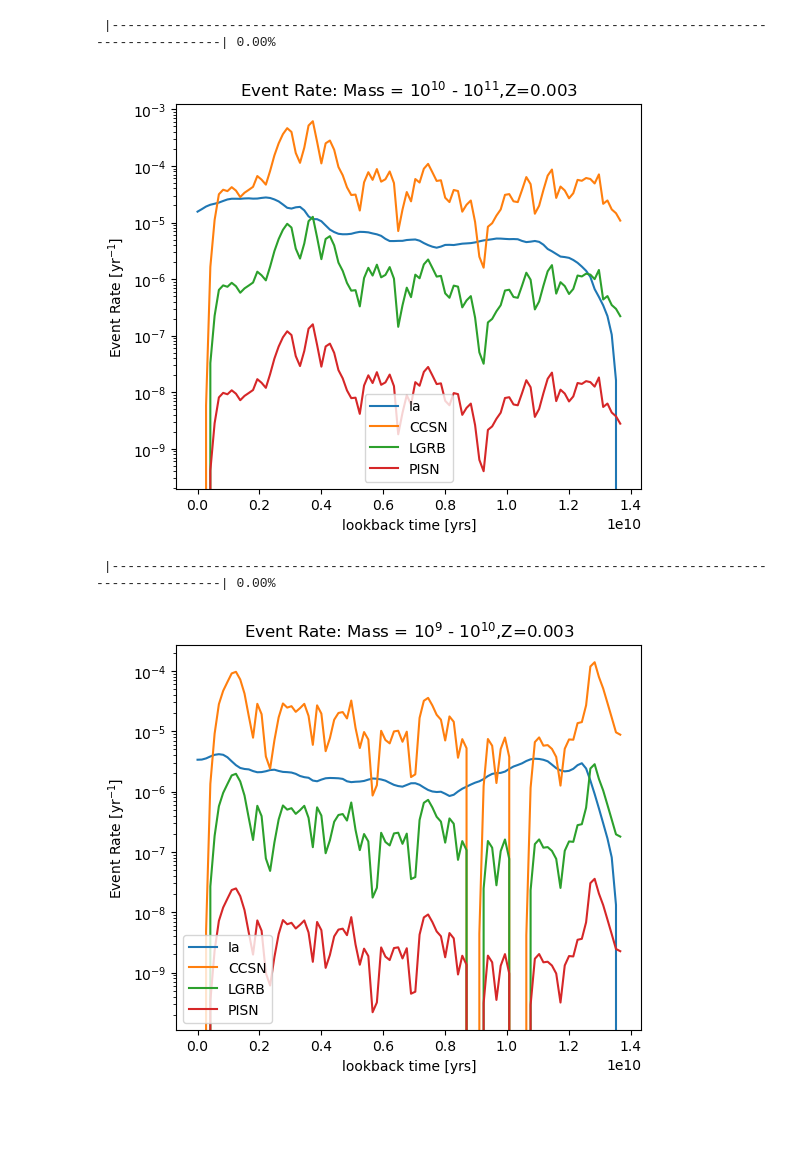
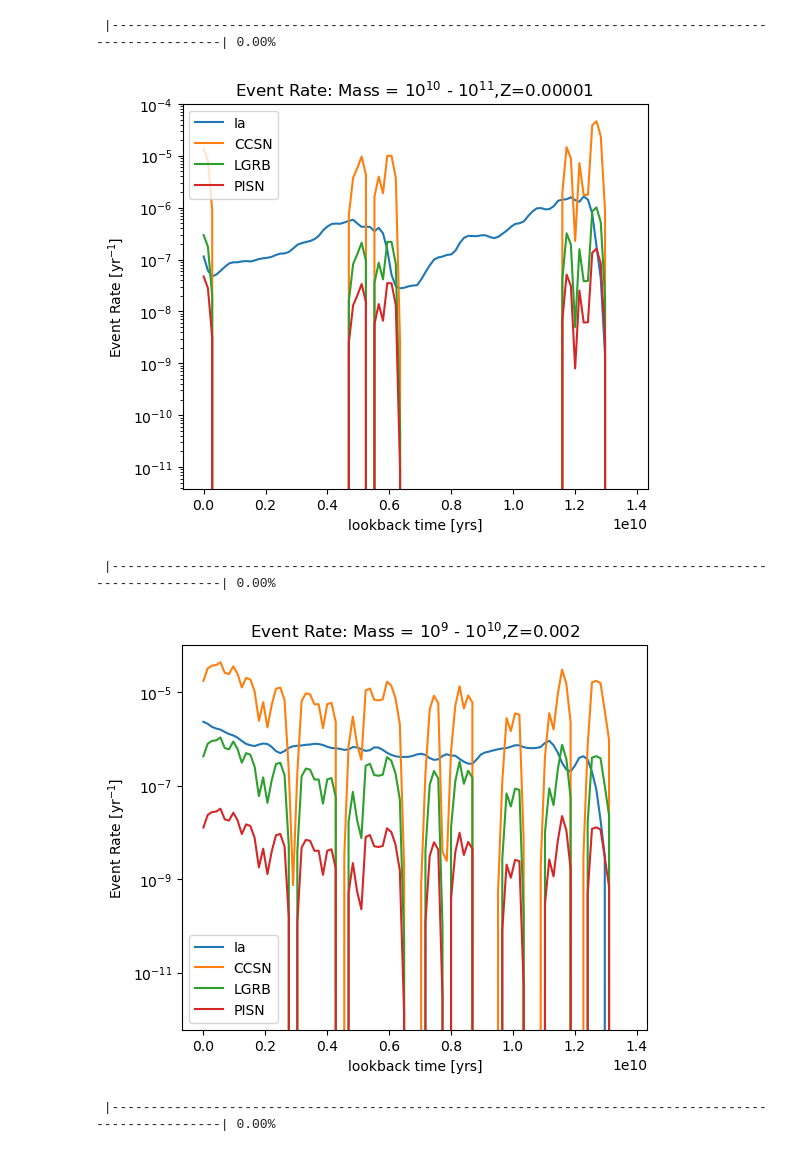
Before and after one commit to NicholaCharlton/Y4_Project, a Jupyter notebook: Nichola/Galaxy Evolution/Transient Event Rates per Galaxy.ipynb, the cells around one changed output. Drawn from its saved outputs; the diff is of its cells as text; code cells hidden in the pictures; blank space fills up the shorter version.

```diff
--- a/Nichola/Galaxy Evolution/Transient Event Rates per Galaxy.ipynb
+++ b/Nichola/Galaxy Evolution/Transient Event Rates per Galaxy.ipynb
@@ -190,6 +186,6 @@ plt.show()
 # %%
 SFR3 = []
-with open('./mass3_metallicity.txt', newline='') as csvfile:
+with open('./mass3_specific_met.txt', newline='') as csvfile:
     reader = csv.reader(csvfile, delimiter=',')
     for row in reader:
         SFR3.append(row)
@@ -198,7 +194,7 @@ for subhalo in range(len(SFR3)):
     SFR3_Z[subhalo] = [float(num) for num in SFR3[subhalo]]
 
 for index in range(len(SFR3_Z)):
-    SFR3_Z[index] = np.array(SFR3_Z[index])
+    SFR3_Z[index] = np.array(SFR3_Z[index][::-1])
 SFR3_Z = np.array([SFR3_Z])
 
 out3, edges3 = er_csp.grid_over_time(SFR3_Z, lookback_time, event_types , 100, return_time_edges=True)
@@ -234,6 +230,6 @@ plt.show()
 # %%
 SFR4 = []
-with open('./mass4_metallicity.txt', newline='') as csvfile:
+with open('./mass4_specific_met.txt', newline='') as csvfile:
     reader = csv.reader(csvfile, delimiter=',')
     for row in reader:
         SFR4.append(row)
@@ -242,7 +238,7 @@ for subhalo in range(len(SFR4)):
     SFR4_Z[subhalo] = [float(num) for num in SFR4[subhalo]]
 
 for index in range(len(SFR4_Z)):
-    SFR4_Z[index] = np.array(SFR4_Z[index])
+    SFR4_Z[index] = np.array(SFR4_Z[index][::-1])
 SFR4_Z = np.array([SFR4_Z])
 
 out4, edges4 = er_csp.grid_over_time(SFR4_Z, lookback_time, event_types , 100, return_time_edges=True)
@@ -278,6 +274,6 @@ plt.show()
 # %%
 SFR5 = []
-with open('./mass5_metallicity.txt', newline='') as csvfile:
+with open('./mass5_specific_met.txt', newline='') as csvfile:
     reader = csv.reader(csvfile, delimiter=',')
     for row in reader:
         SFR5.append(row)
@@ -286,7 +282,7 @@ for subhalo in range(len(SFR5)):
     SFR5_Z[subhalo] = [float(num) for num in SFR5[subhalo]]
 
 for index in range(len(SFR5_Z)):
-    SFR5_Z[index] = np.array(SFR5_Z[index])
+    SFR5_Z[index] = np.array(SFR5_Z[index][::-1])
 SFR5_Z = np.array([SFR5_Z])
 
 out5, edges5 = er_csp.grid_over_time(SFR5_Z, lookback_time, event_types , 100, return_time_edges=True)
@@ -297,7 +293,7 @@ edges5 = edges5[:-1]
 # %%
 # plotting data for mass5 group
 
-met_index = 4
+met_index = 0
 
 fig = plt.figure(figsize=(6,5))
 plt.plot(edges5,  out5[:,0][met_index], label='Ia')
@@ -318,10 +314,10 @@ plt.title(r"Event Rate: Mass = 10$^{10}$ - 10$^{11}$,"+met_indicies[met_index])
 plt.legend()
 plt.show()
 # %% [output]
-[figure, old version]
+[figure, new version]
 # %%
 SFR6 = []
-with open('./mass6_metallicity.txt', newline='') as csvfile:
+with open('./mass6_specific_met.txt', newline='') as csvfile:
     reader = csv.reader(csvfile, delimiter=',')
     for row in reader:
         SFR6.append(row)
@@ -330,7 +326,7 @@ for subhalo in range(len(SFR6)):
     SFR6_Z[subhalo] = [float(num) for num in SFR6[subhalo]]
 
 for index in range(len(SFR6_Z)):
-    SFR6_Z[index] = np.array(SFR6_Z[index])
+    SFR6_Z[index] = np.array(SFR6_Z[index][::-1])
 SFR6_Z = np.array([SFR6_Z])
 
 out6, edges6 = er_csp.grid_over_time(SFR6_Z, lookback_time, event_types , 100, return_time_edges=True)
@@ -341,25 +337,44 @@ edges6 = edges6[:-1]
 # %%
 # plotting data for mass6 group
 
-met_index = 4
+met_index = 3
 
 fig = plt.figure(figsize=(6,5))
 plt.plot(edges6,  out6[:,0][met_index], label='Ia')
 plt.plot(edges6,  out6[:,1:5][met_index].sum(axis=0), label='CCSN')
 plt.plot(edges6,  out6[:,5][met_index], label='LGRB')
 plt.plot(edges6,  out6[:,6][met_index], label='PISN')
 #plt.plot(edges6,  np.sum(out6[:,0], axis=0), label='Ia')
 #plt.plot(edges6,  np.sum(out6[:,1:5], axis=0).sum(axis=0), label='CCSN')
 #plt.plot(edges6,  np.sum(out6[:,5], axis=0), label='LGRB')
 #plt.plot(edges6,  np.sum(out6[:,6], axis=0), label='PISN')
 
 plt.yscale('log')
 #plt.ylim(1e0, 1e6)
 plt.xlabel('lookback time [yrs]')
 plt.ylabel(r"Event Rate [yr$^{-1}$]")
 plt.title(r"Event Rate: Mass = 10$^{9}$ - 10$^{10}$,"+met_indicies[met_index])
 #plt.title(r"Event Rate (summed over metallicity)")
 plt.legend()
 plt.show()
 # %% [output]
-[figure, old version]
+[figure, new version]
+# %%
+SFR7 = []
+with open('./mass7_specific_met.txt', newline='') as csvfile:
+    reader = csv.reader(csvfile, delimiter=',')
+    for row in reader:
+        SFR7.append(row)
+SFR7_Z = [[], [], [], [], [], [], [], [], [], [], [], [], []]
+for subhalo in range(len(SFR7)):
+    SFR7_Z[subhalo] = [float(num) for num in SFR7[subhalo]]
+
+for index in range(len(SFR7_Z)):
+    SFR7_Z[index] = np.array(SFR7_Z[index][::-1])
+SFR7_Z = np.array([SFR7_Z])
+
+out7, edges7 = er_csp.grid_over_time(SFR7_Z, lookback_time, event_types , 100, return_time_edges=True)
+out7 = out7[0]
+edges7 = edges7[:-1]
+# %% [output]
+ |----------------------------------------------------------------------------------------------------| 0.00%
```
Also changed, not shown: parts of 13 cells of this notebook.
